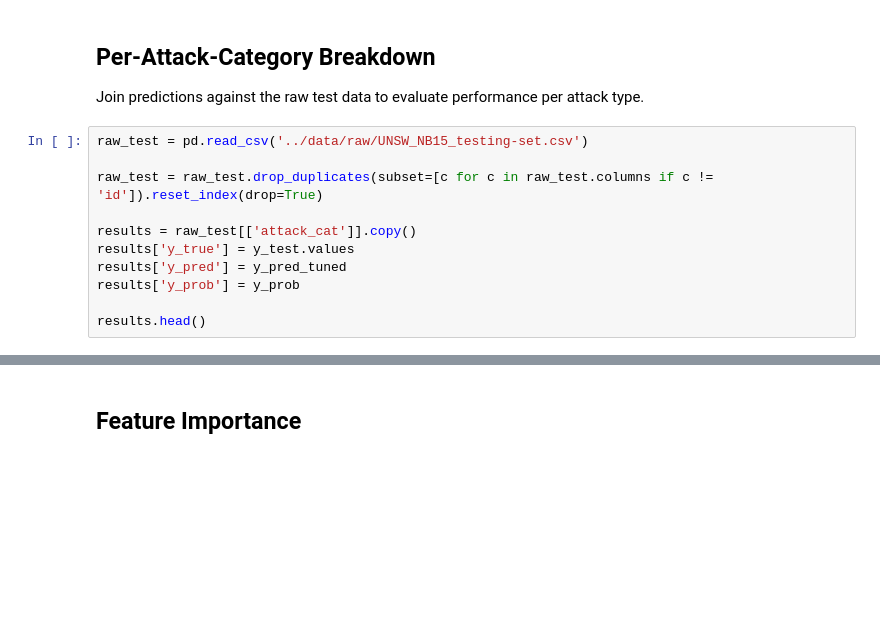
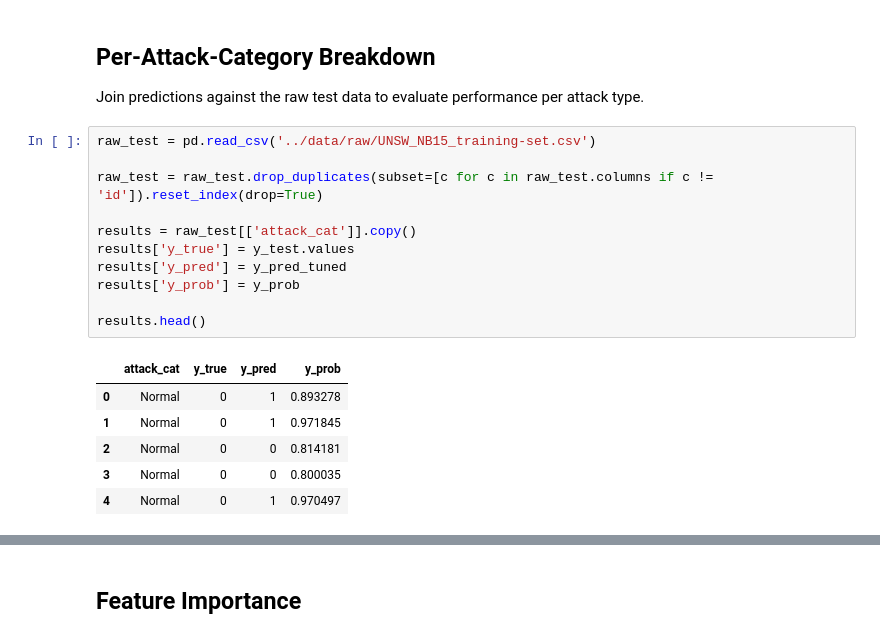
Before and after one commit to joshuacris/ml-network-intrusion, a Jupyter notebook: notebooks/mlp.ipynb, the cells around one changed output, grey strips where cells are left out. Drawn from its saved outputs; the diff is of its cells as text; blank space fills up the shorter version.

```diff
--- a/notebooks/mlp.ipynb
+++ b/notebooks/mlp.ipynb
@@ -149,16 +166,23 @@ y_pred_tuned = (y_prob >= best_f1_threshold).astype(int)
 
 Join predictions against the raw test data to evaluate performance per attack type.
 # %%
-raw_test = pd.read_csv('../data/raw/UNSW_NB15_testing-set.csv')
+raw_test = pd.read_csv('../data/raw/UNSW_NB15_training-set.csv')
 
 raw_test = raw_test.drop_duplicates(subset=[c for c in raw_test.columns if c != 'id']).reset_index(drop=True)
 
 results = raw_test[['attack_cat']].copy()
 results['y_true'] = y_test.values
 results['y_pred'] = y_pred_tuned
 results['y_prob'] = y_prob
 
 results.head()
+# %% [output]
+|  | attack_cat | y_true | y_pred | y_prob |
+| 0 | Normal | 0 | 1 | 0.893278 |
+| 1 | Normal | 0 | 1 | 0.971845 |
+| 2 | Normal | 0 | 0 | 0.814181 |
+| 3 | Normal | 0 | 0 | 0.800035 |
+| 4 | Normal | 0 | 1 | 0.970497 |
 # %%
 def attack_metrics(group):
     tp = ((group['y_true'] == 1) & (group['y_pred'] == 1)).sum()
```
Also changed, not shown: parts of 10 cells of this notebook, 1 other file.
